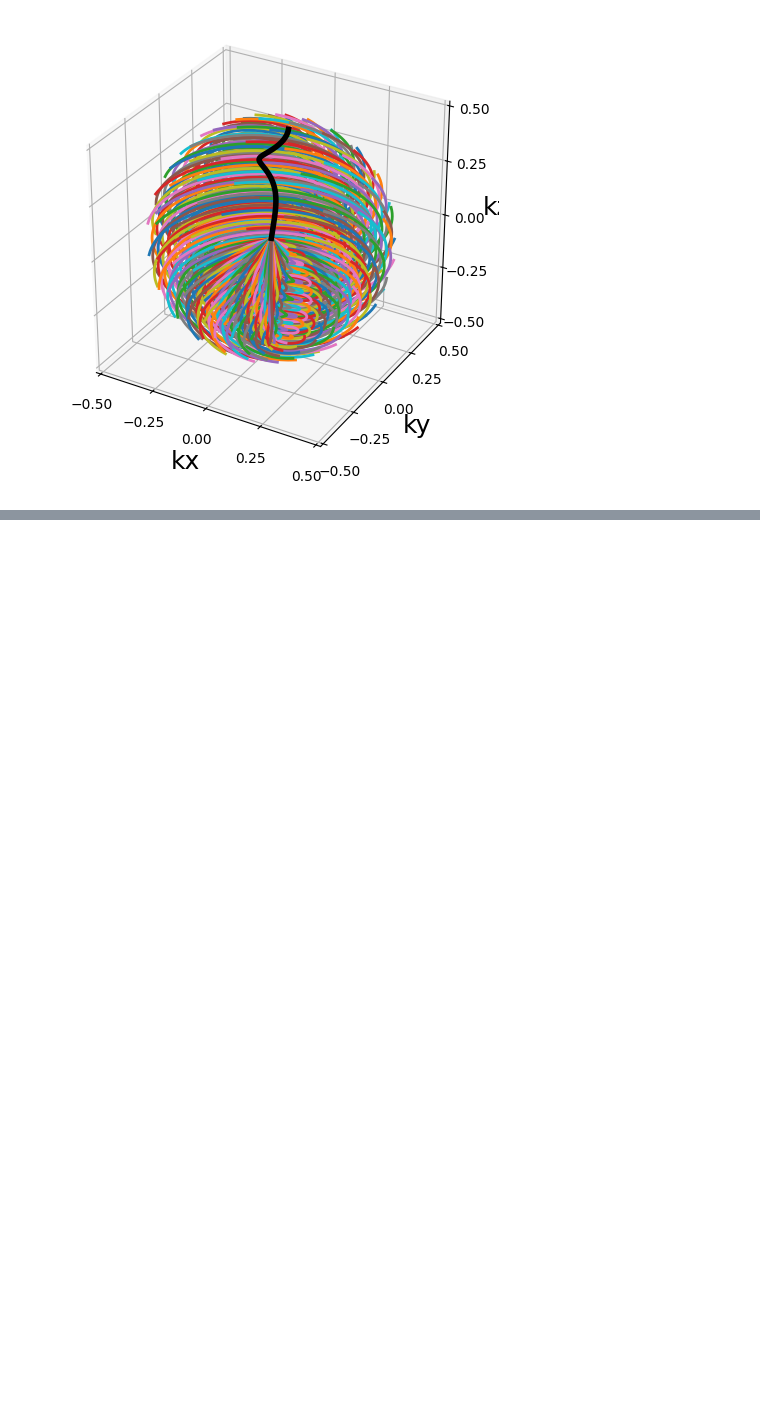
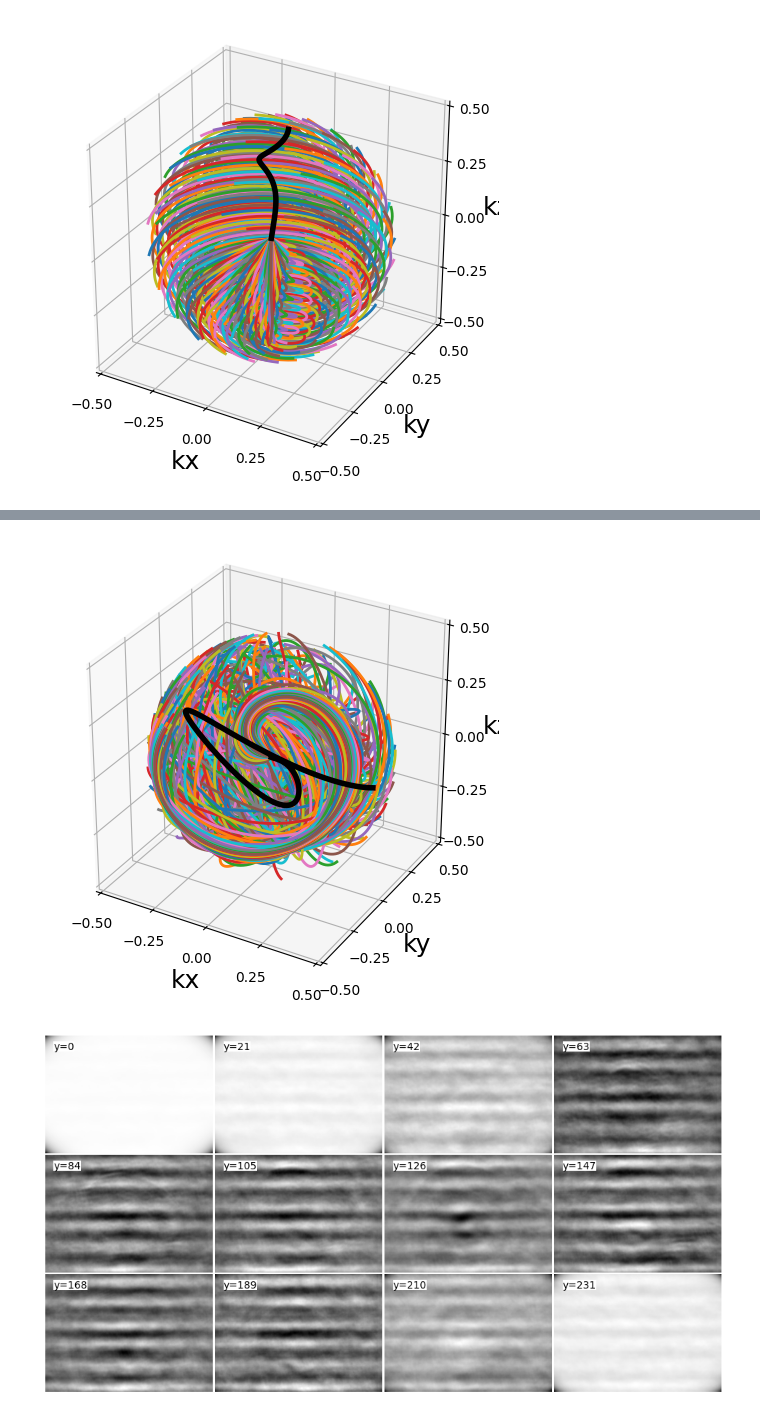
Before and after one commit to philouc/mri_acq_recon_tutorial, a Jupyter notebook: IEEE-EMBS_2022SummerSchool/08.3D_non-Cartesian-trajectories_adjointNUFFTrecon.ipynb, the cells around one changed output, grey strips where cells are left out. Saved outputs shown, nothing was run; the diff lists cells and outputs as text; code cells hidden in the pictures; blank space fills up the shorter version.

```diff
--- a/IEEE-EMBS_2022SummerSchool/08.3D_non-Cartesian-trajectories_adjointNUFFTrecon.ipynb
+++ b/IEEE-EMBS_2022SummerSchool/08.3D_non-Cartesian-trajectories_adjointNUFFTrecon.ipynb
@@ -196,0 +222,13 @@ tile_view(dc_adjoint_3Dfloret, samples=0.05, axis=-1)
+# %%
+from mrinufft.trajectories import initialize_3D_seiffert_spiral
+
+traj = initialize_3D_seiffert_spiral(256, 256).astype(np.float32)
+show_trajectory(traj, 10, (15, 5))
+
+nufft = get_operator("finufft")(traj, mri_3D.shape, density=False)
+kspace = nufft.op(mri_3D)
+adjoint_3D_seiffert_spiral = nufft.adj_op(kspace)
+tile_view(adjoint_3D_seiffert_spiral, samples=0.05, axis=-1)
+# %% [output]
+[figure, added]
+[figure, added]
```
Also changed, not shown: parts of 3 cells of this notebook.
